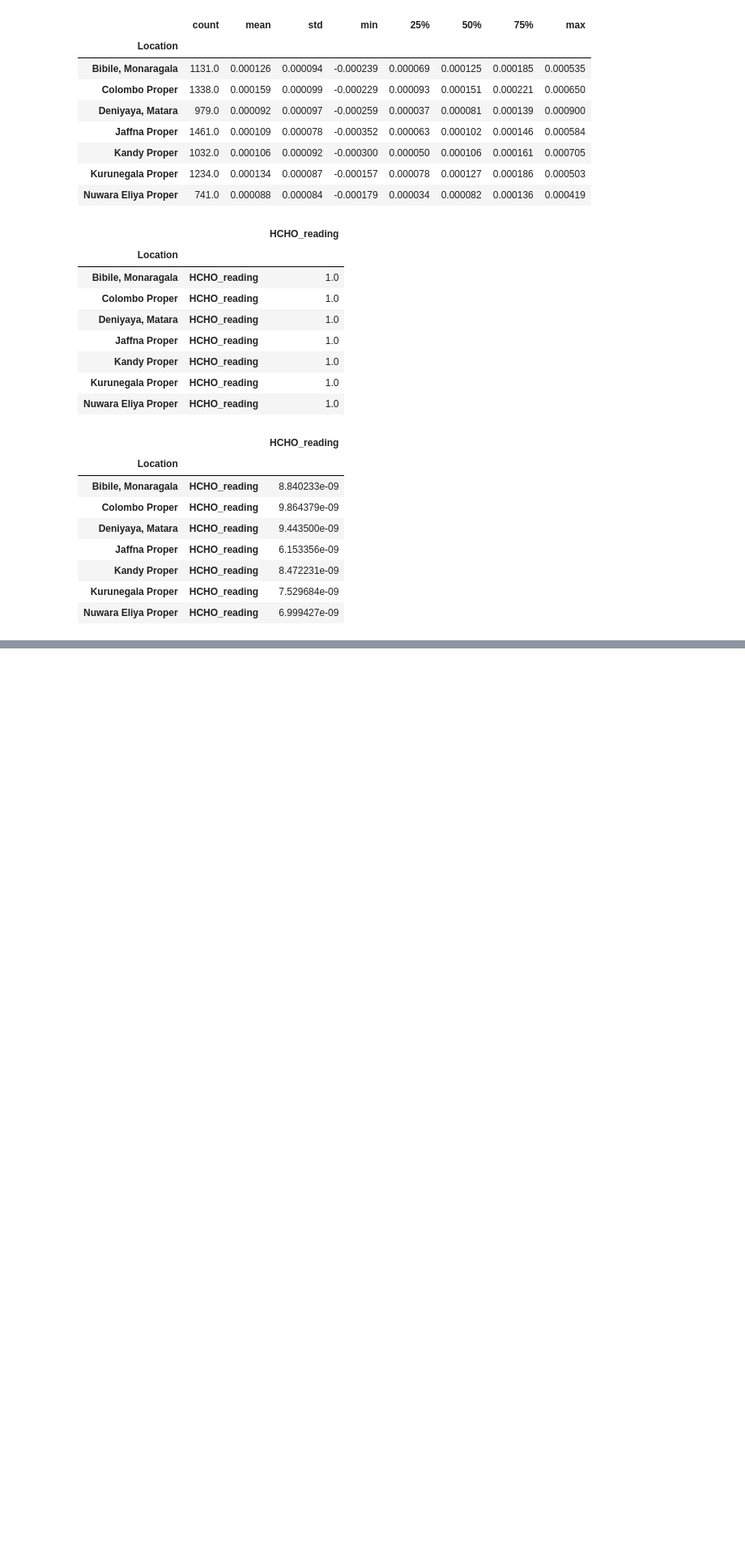
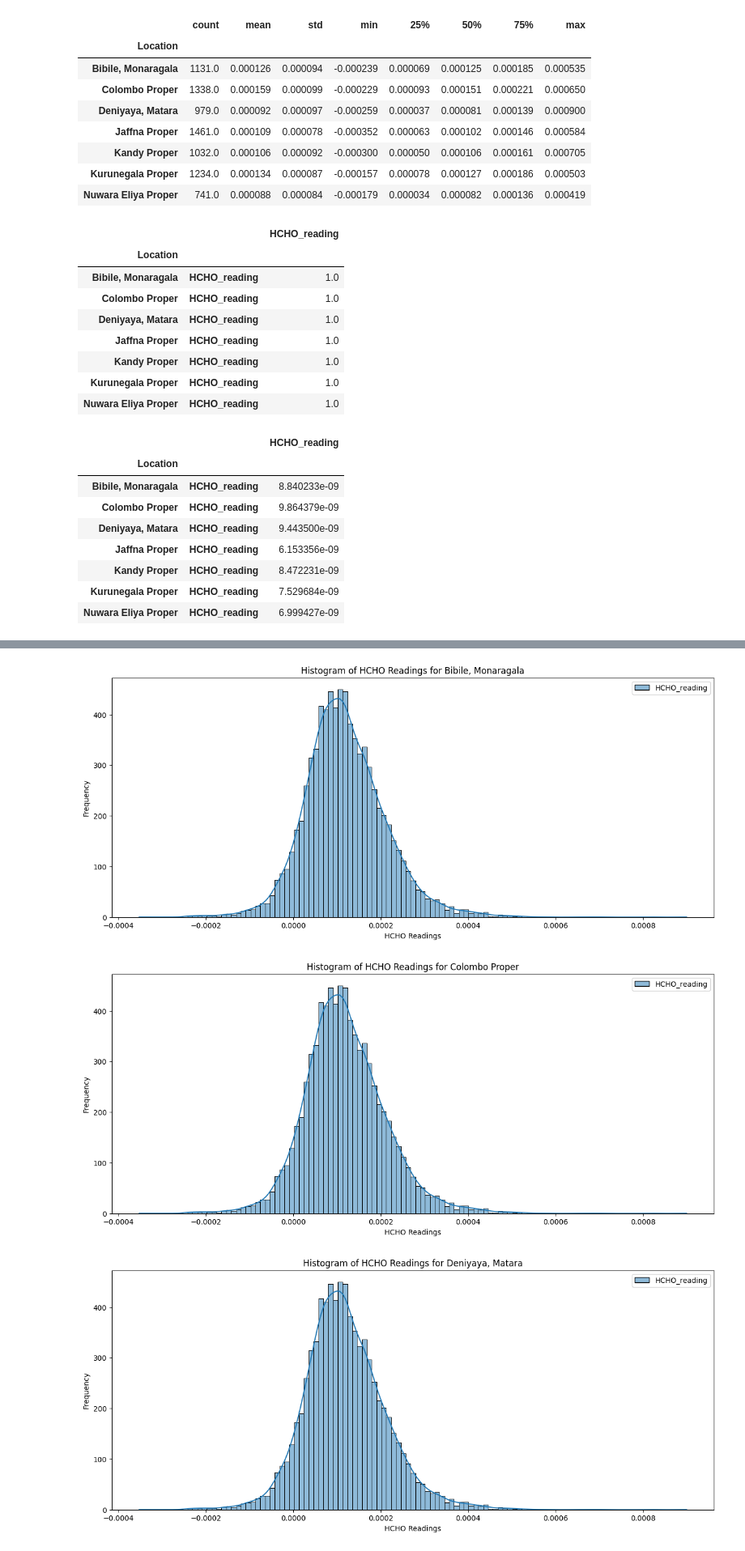
Before and after one commit to Lafri-13/Analysing-Tropospheric-Formaldehyde-HCHO-gas-in-Sri-Lanka, a Jupyter notebook: Analysis_HCHO.ipynb, the cells around one changed output, grey strips where cells are left out. Shown at 81% size. Drawn from its saved outputs; the diff is of its cells as text; code cells hidden in the pictures; blank space fills up the shorter version.

```diff
--- a/Analysis_HCHO.ipynb
+++ b/Analysis_HCHO.ipynb
@@ -350,0 +364,14 @@ df_sl_cities_groups['HCHO_reading'].cov()
+# %%
+# Histogram of HCHO Readings for each city
+for location, grouped_data in df_sl_cities_groups:
+
+  plt.figure(figsize=(15,6))
+  sns.histplot(data = df_sl_cities, kde=True)
+  plt.title(f'Histogram of HCHO Readings for {location}')
+  plt.xlabel('HCHO Readings')
+  plt.ylabel('Frequency')
+  plt.show()
+# %% [output]
+[figure, added]
+[figure, added]
+[figure, added]
```
Also changed, not shown: parts of 15 cells of this notebook.
